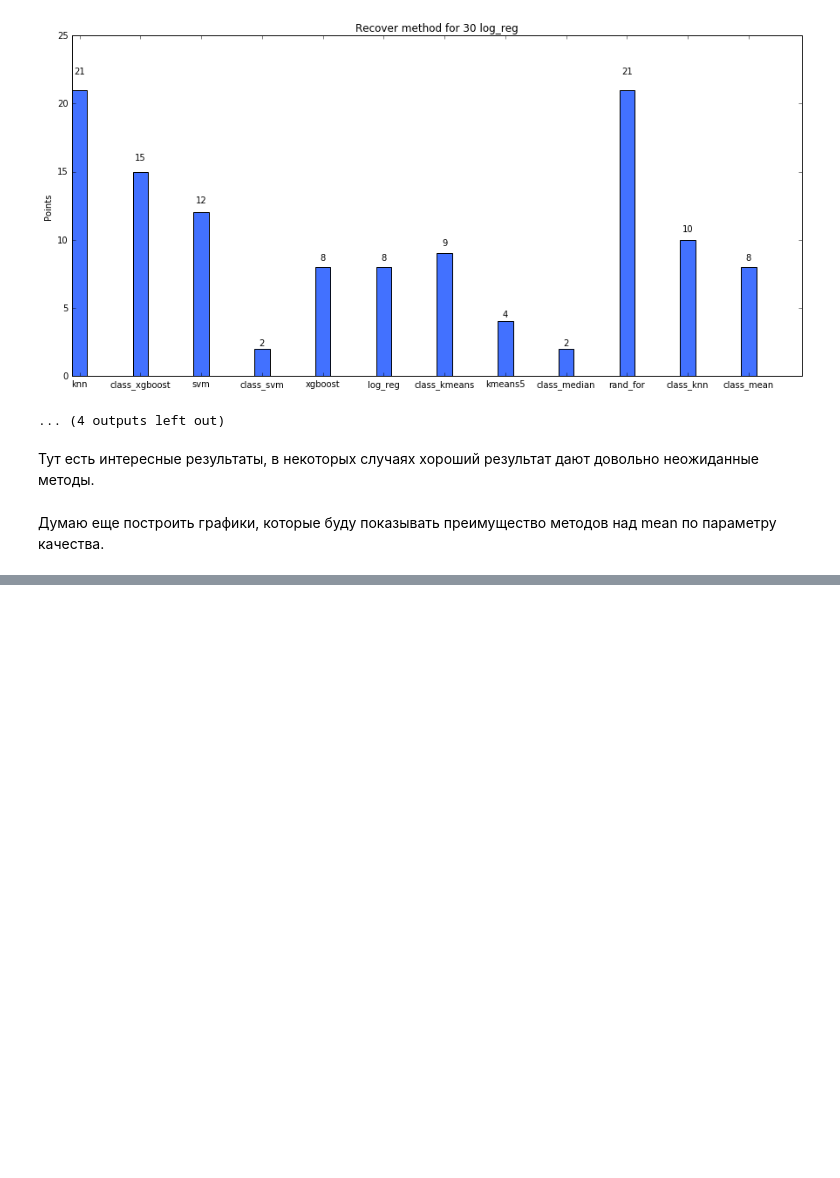
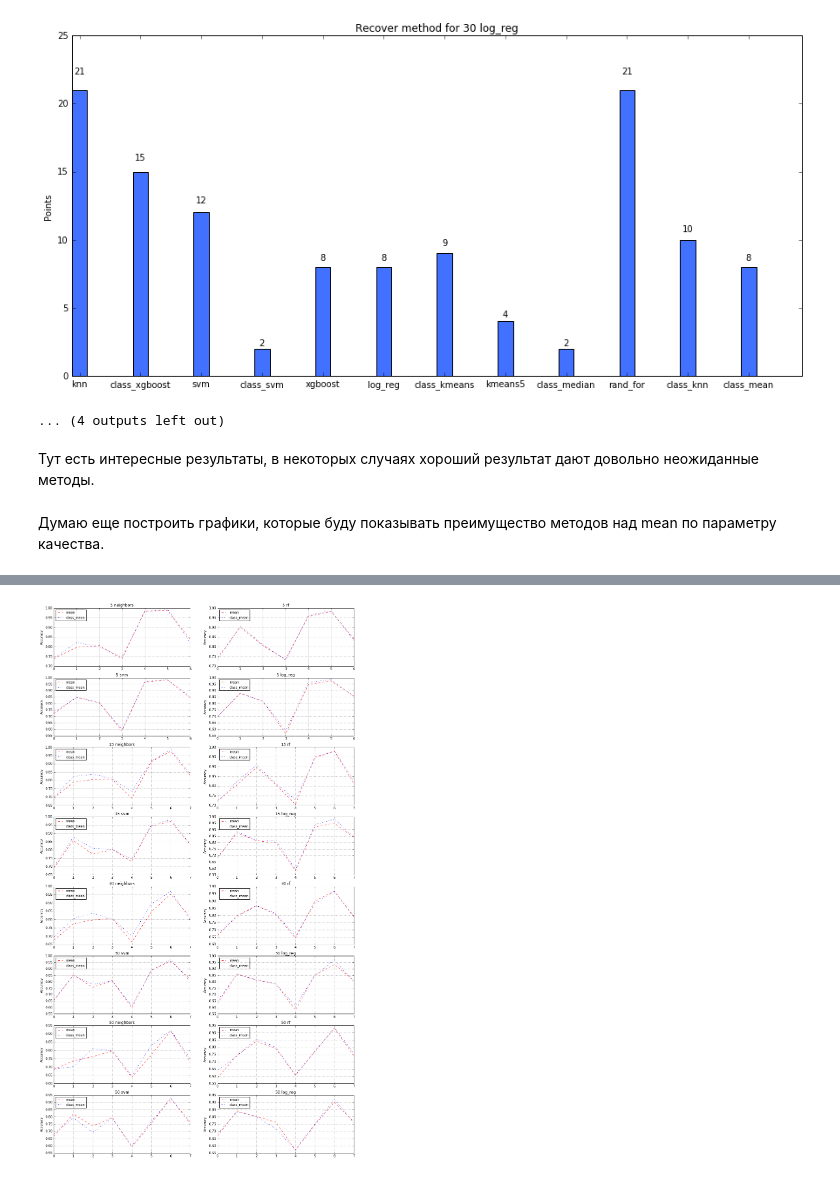
Before and after one commit to tyamana/imputer, a Jupyter notebook: analysis/Analysis of results.ipynb, the cells around one changed output, grey strips where cells are left out. Drawn from its saved outputs; the diff is of its cells as text; code cells hidden in the pictures; blank space fills up the shorter version.

```diff
--- a/analysis/Analysis of results.ipynb
+++ b/analysis/Analysis of results.ipynb
@@ -559,0 +493,4 @@ sort_and_print_top_dict(class_top1)
+# %%
+acc_graph('knn+class_mean')
+# %% [output]
+[figure, added]
```
Also changed, not shown: parts of 21 cells of this notebook.
